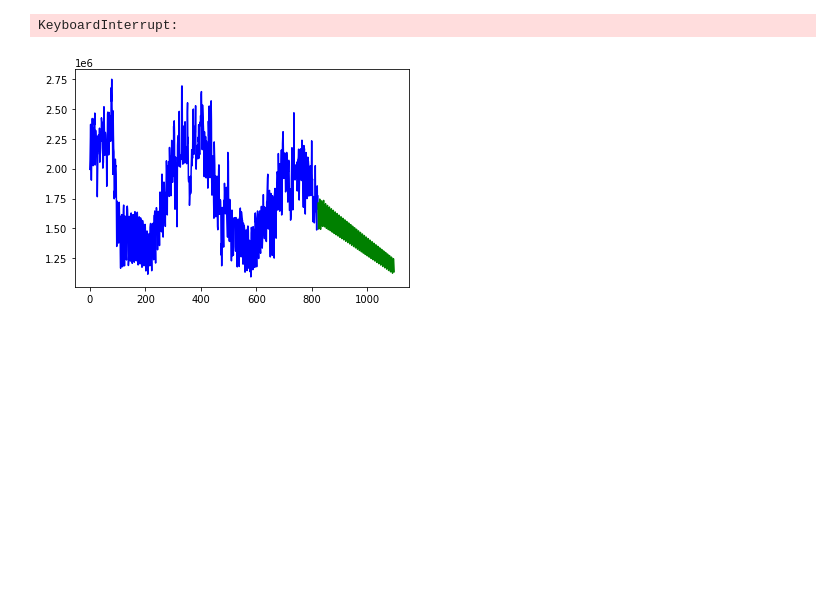
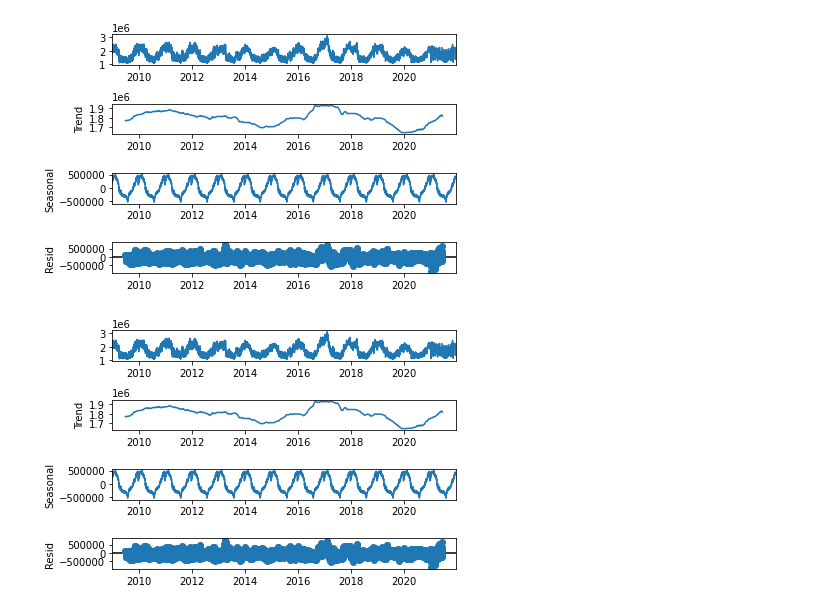
Before and after one commit to kenfus/spz_omc, a Jupyter notebook: main.ipynb, the cells around one changed output. Saved outputs shown, nothing was run; the diff lists cells and outputs as text; code cells hidden in the pictures; blank space fills up the shorter version.

```diff
--- a/main.ipynb
+++ b/main.ipynb
@@ -174,30 +189,17 @@ data_below_0
 # %%
 from statsmodels.tsa.seasonal import seasonal_decompose
 
 
-analysis = data[['Strombilanz Schweiz']].copy()
+analysis = data[['Stromverbrauch Schweiz']].copy()
 
 
-decompose_result_mult = seasonal_decompose(analysis, model="multiplicative")
+decompose_result_mult = seasonal_decompose(analysis, model="additive", period=365)
 
 trend = decompose_result_mult.trend
 seasonal = decompose_result_mult.seasonal
 residual = decompose_result_mult.resid
 
 decompose_result_mult.plot()
+# %% [output]
+[figure, added]
+[figure, added]
-# %%
-train, test = train_test_split(data['Stromverbrauch Schweiz'], test_size = 0.5)
-model = pm.auto_arima(train, seasonal=True, m=365)
-# %% [output]
-KeyboardInterrupt:
-# %%
-# make your forecasts
-forecasts = model.predict(test.shape[0])  # predict N steps into the future
-
-# Visualize the forecasts (blue=train, green=forecasts)
-x = np.arange(data['Stromverbrauch Schweiz'].shape[0])
-plt.plot(x[:len(train)], train, c='blue')
-plt.plot(x[len(train):], forecasts, c='green')
-plt.show()
-# %% [output]
-[figure, removed]
```
Also changed, not shown: parts of 38 cells of this notebook.
